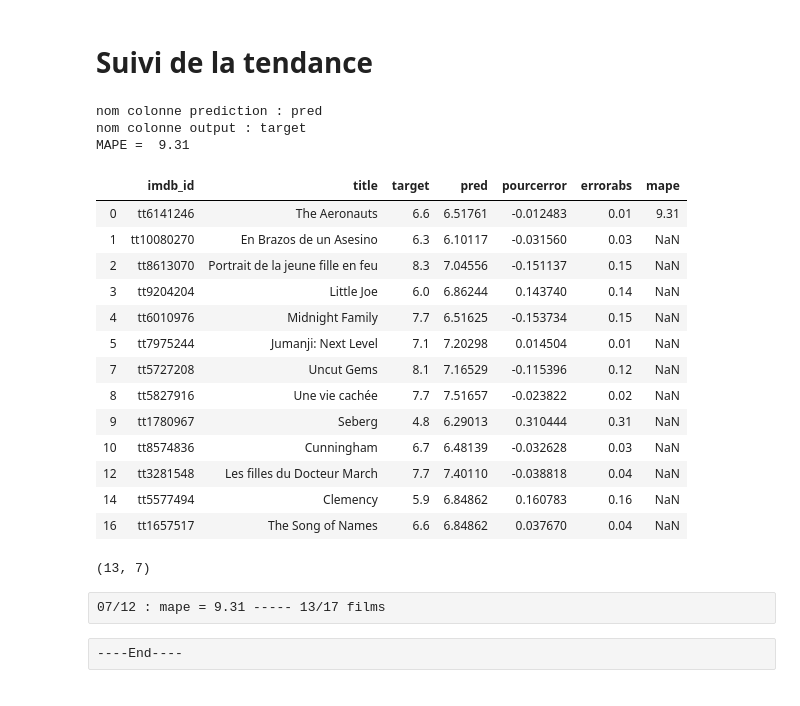
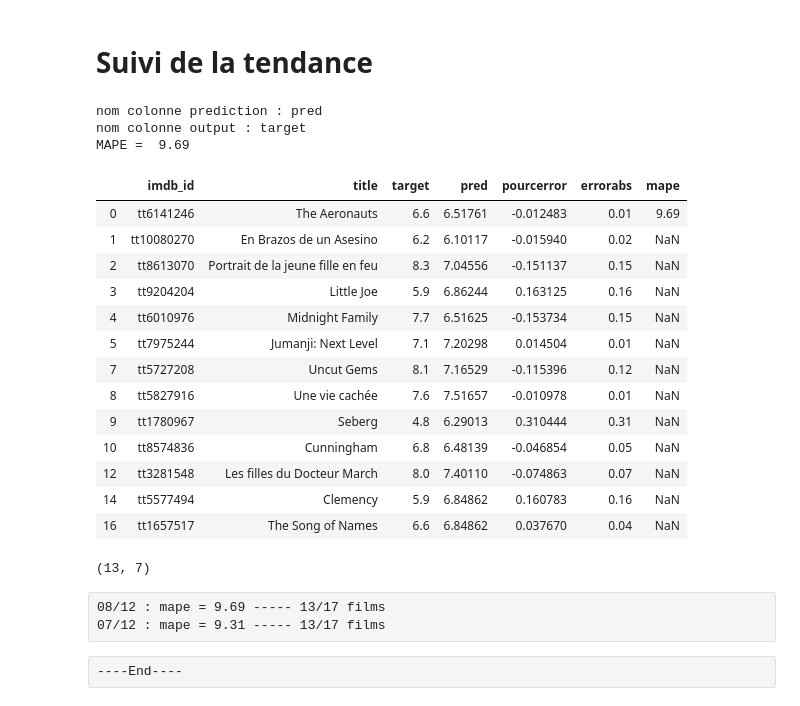
Before and after one commit to Nico-Facto/Projet_Cinema, a Jupyter notebook: 2-Prédiction BigML Décembre 2019.ipynb, the cells around one changed output. Cells and saved outputs as stored; diff of their text form; code cells hidden in the pictures.

Commit message:
v0.02a -fix scrap et suivi tendance

```diff
--- a/2-Prédiction BigML Décembre 2019.ipynb
+++ b/2-Prédiction BigML Décembre 2019.ipynb
@@ -61,42 +61,43 @@ df_pred
 # %% [markdown]
 # Suivi de la tendance
 # %%
-df_ann = read_csv("Rapport/suivi_ensemble1.csv")
+df_ann = read_csv("Rapport/suivi_ensemble2.csv")
 
 # creation d'un df temporaire pour plus de lisibilité
 df_temp = pandas.DataFrame()
-col = ('imdb_id','title','target','pred')
+col = ('imdb_id','title','target')
 for i in col :
     df_temp[i] = df_ann[i]
+df_temp['pred'] = df_pred['pred']
 
 # je supprime de l'analyse les films qui ont pas encore de notes
 ro = 0
 for i in df_temp['target']:
     if i == 0 :
         df_temp = df_temp.drop(ro)
     ro +=1
 
 # fonction pour une analyse des erreurs
 alysCL.regr(df_temp)
 
 
 df_temp
 # %% [output]
 nom colonne prediction : pred
 nom colonne output : target
-MAPE =  9.31
+MAPE =  9.69
 |  | imdb_id | title | target | pred | pourcerror | errorabs | mape |
-| 0 | tt6141246 | The Aeronauts | 6.6 | 6.51761 | -0.012483 | 0.01 | 9.31 |
-| 1 | tt10080270 | En Brazos de un Asesino | 6.3 | 6.10117 | -0.031560 | 0.03 | NaN |
+| 0 | tt6141246 | The Aeronauts | 6.6 | 6.51761 | -0.012483 | 0.01 | 9.69 |
+| 1 | tt10080270 | En Brazos de un Asesino | 6.2 | 6.10117 | -0.015940 | 0.02 | NaN |
 | 2 | tt8613070 | Portrait de la jeune fille en feu | 8.3 | 7.04556 | -0.151137 | 0.15 | NaN |
-| 3 | tt9204204 | Little Joe | 6.0 | 6.86244 | 0.143740 | 0.14 | NaN |
+| 3 | tt9204204 | Little Joe | 5.9 | 6.86244 | 0.163125 | 0.16 | NaN |
 | 4 | tt6010976 | Midnight Family | 7.7 | 6.51625 | -0.153734 | 0.15 | NaN |
 | 5 | tt7975244 | Jumanji: Next Level | 7.1 | 7.20298 | 0.014504 | 0.01 | NaN |
 | 7 | tt5727208 | Uncut Gems | 8.1 | 7.16529 | -0.115396 | 0.12 | NaN |
-| 8 | tt5827916 | Une vie cachée | 7.7 | 7.51657 | -0.023822 | 0.02 | NaN |
+| 8 | tt5827916 | Une vie cachée | 7.6 | 7.51657 | -0.010978 | 0.01 | NaN |
 | 9 | tt1780967 | Seberg | 4.8 | 6.29013 | 0.310444 | 0.31 | NaN |
-| 10 | tt8574836 | Cunningham | 6.7 | 6.48139 | -0.032628 | 0.03 | NaN |
-| 12 | tt3281548 | Les filles du Docteur March | 7.7 | 7.40110 | -0.038818 | 0.04 | NaN |
+| 10 | tt8574836 | Cunningham | 6.8 | 6.48139 | -0.046854 | 0.05 | NaN |
+| 12 | tt3281548 | Les filles du Docteur March | 8.0 | 7.40110 | -0.074863 | 0.07 | NaN |
 | 14 | tt5577494 | Clemency | 5.9 | 6.84862 | 0.160783 | 0.16 | NaN |
 | 16 | tt1657517 | The Song of Names | 6.6 | 6.84862 | 0.037670 | 0.04 | NaN |
 # %%
@@ -104,6 +105,7 @@ df_temp.shape
 # %% [output]
 (13, 7)
 # %% [raw]
+08/12 : mape = 9.69 ----- 13/17 films
 07/12 : mape = 9.31 ----- 13/17 films
 # %% [raw]
 ----End----
```
Also changed, not shown: 2 other files.
